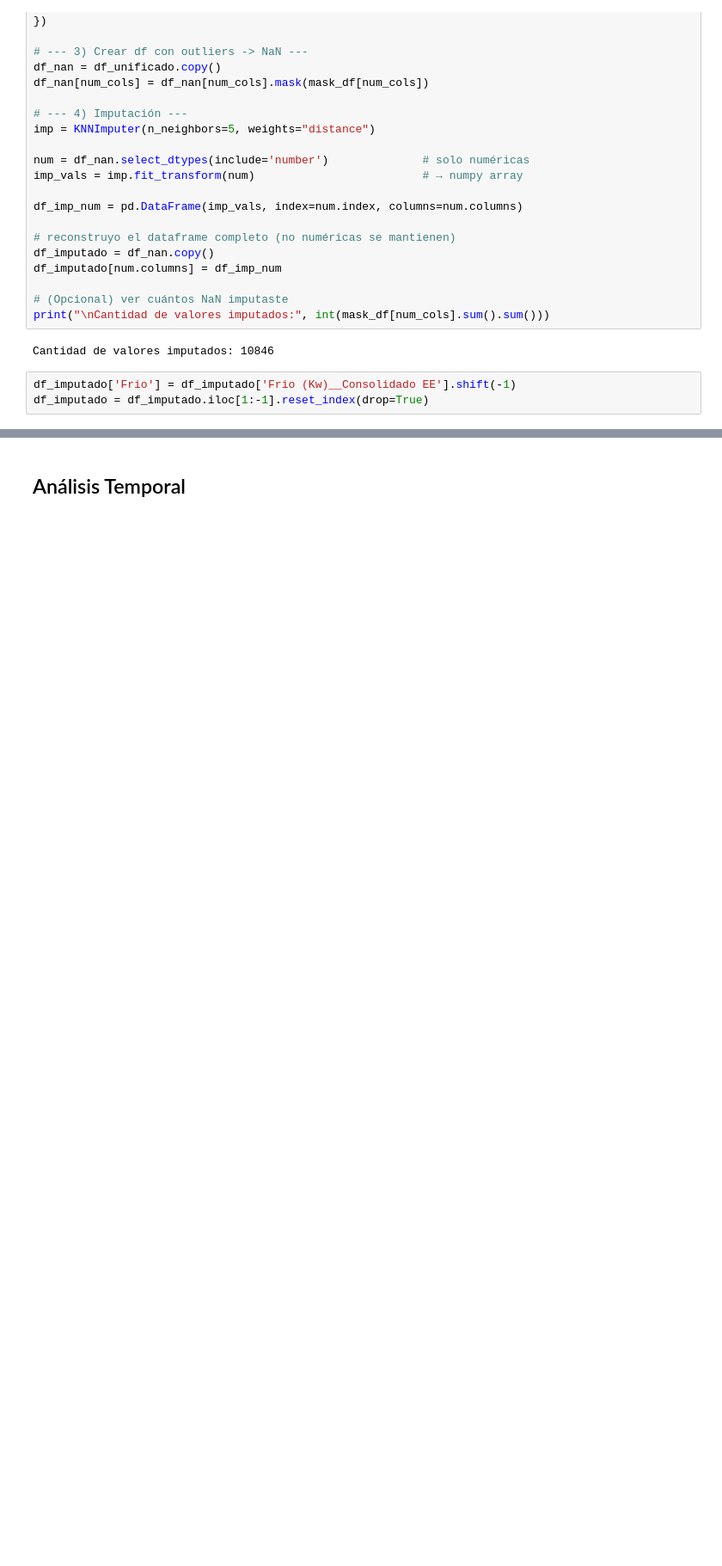
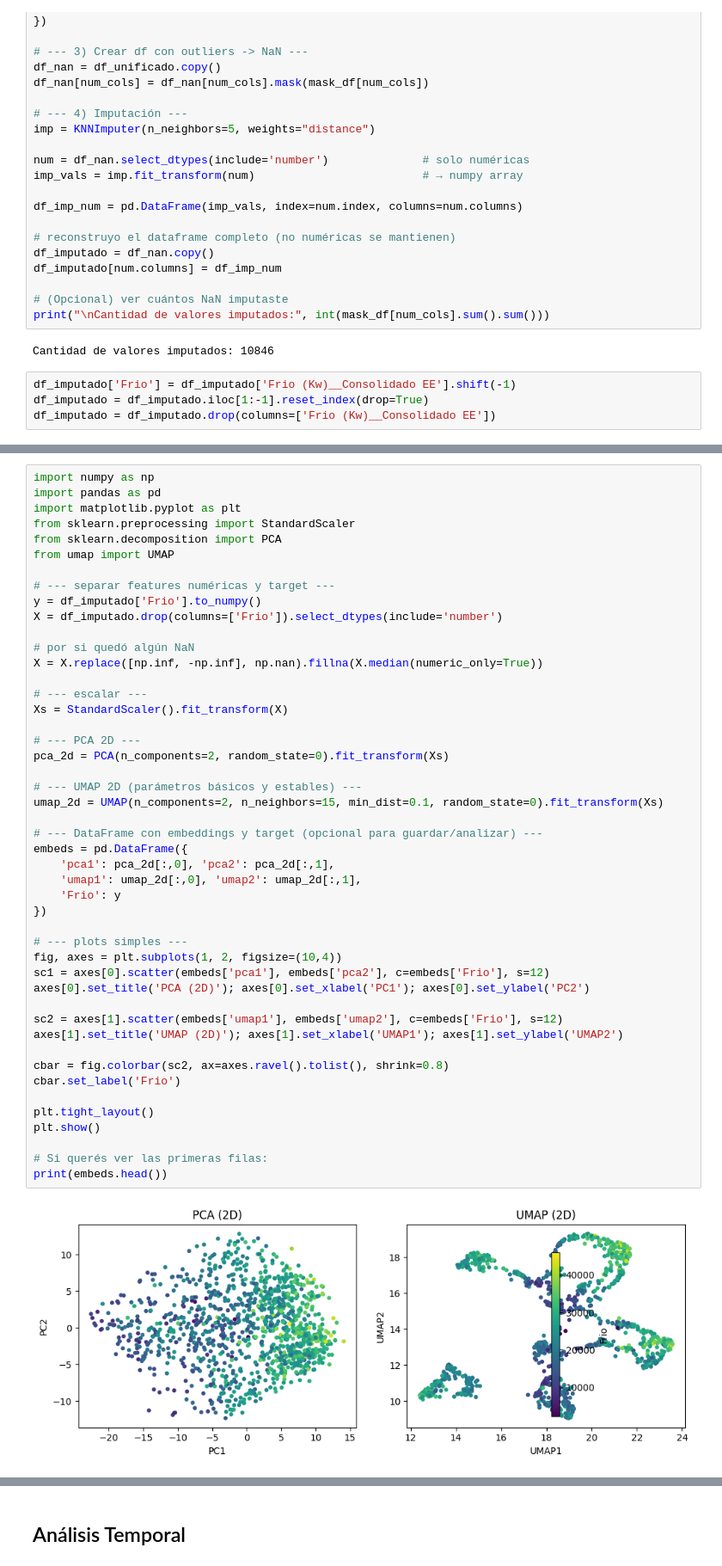
Before and after one commit to Angiii12/TPF_Prediccion_de_Consumo_Energetico, a Jupyter notebook: eda_fase1.ipynb, the cells around one changed output, grey strips where cells are left out. Shown at 86% size. Saved outputs shown, nothing was run; the diff lists cells and outputs as text; blank space fills up the shorter version.

```diff
--- a/eda_fase1.ipynb
+++ b/eda_fase1.ipynb
@@ -150,6 +150,7 @@ Cantidad de valores imputados: 10846
 # %%
 df_imputado['Frio'] = df_imputado['Frio (Kw)__Consolidado EE'].shift(-1)
 df_imputado = df_imputado.iloc[1:-1].reset_index(drop=True)
+df_imputado = df_imputado.drop(columns=['Frio (Kw)__Consolidado EE'])
 # %%
 from tools import checksum
 checksum(df_imputado, 'df_imputado')
@@ -157,0 +159,49 @@ checksum(df_imputado, 'df_imputado')
+# %%
+import numpy as np
+import pandas as pd
+import matplotlib.pyplot as plt
+from sklearn.preprocessing import StandardScaler
+from sklearn.decomposition import PCA
+from umap import UMAP
+
+# --- separar features numéricas y target ---
+y = df_imputado['Frio'].to_numpy()
+X = df_imputado.drop(columns=['Frio']).select_dtypes(include='number')
+
+# por si quedó algún NaN
+X = X.replace([np.inf, -np.inf], np.nan).fillna(X.median(numeric_only=True))
+
+# --- escalar ---
+Xs = StandardScaler().fit_transform(X)
+
+# --- PCA 2D ---
+pca_2d = PCA(n_components=2, random_state=0).fit_transform(Xs)
+
+# --- UMAP 2D (parámetros básicos y estables) ---
+umap_2d = UMAP(n_components=2, n_neighbors=15, min_dist=0.1, random_state=0).fit_transform(Xs)
+
+# --- DataFrame con embeddings y target (opcional para guardar/analizar) ---
+embeds = pd.DataFrame({
+    'pca1': pca_2d[:,0], 'pca2': pca_2d[:,1],
+    'umap1': umap_2d[:,0], 'umap2': umap_2d[:,1],
+    'Frio': y
+})
+
+# --- plots simples ---
+fig, axes = plt.subplots(1, 2, figsize=(10,4))
+sc1 = axes[0].scatter(embeds['pca1'], embeds['pca2'], c=embeds['Frio'], s=12)
+axes[0].set_title('PCA (2D)'); axes[0].set_xlabel('PC1'); axes[0].set_ylabel('PC2')
+
+sc2 = axes[1].scatter(embeds['umap1'], embeds['umap2'], c=embeds['Frio'], s=12)
+axes[1].set_title('UMAP (2D)'); axes[1].set_xlabel('UMAP1'); axes[1].set_ylabel('UMAP2')
+
+cbar = fig.colorbar(sc2, ax=axes.ravel().tolist(), shrink=0.8)
+cbar.set_label('Frio')
+
+plt.tight_layout()
+plt.show()
+
+# Si querés ver las primeras filas:
+print(embeds.head())
+# %% [output]
+[figure, added]
```
Also changed, not shown: parts of 20 cells of this notebook, 2 other files.
